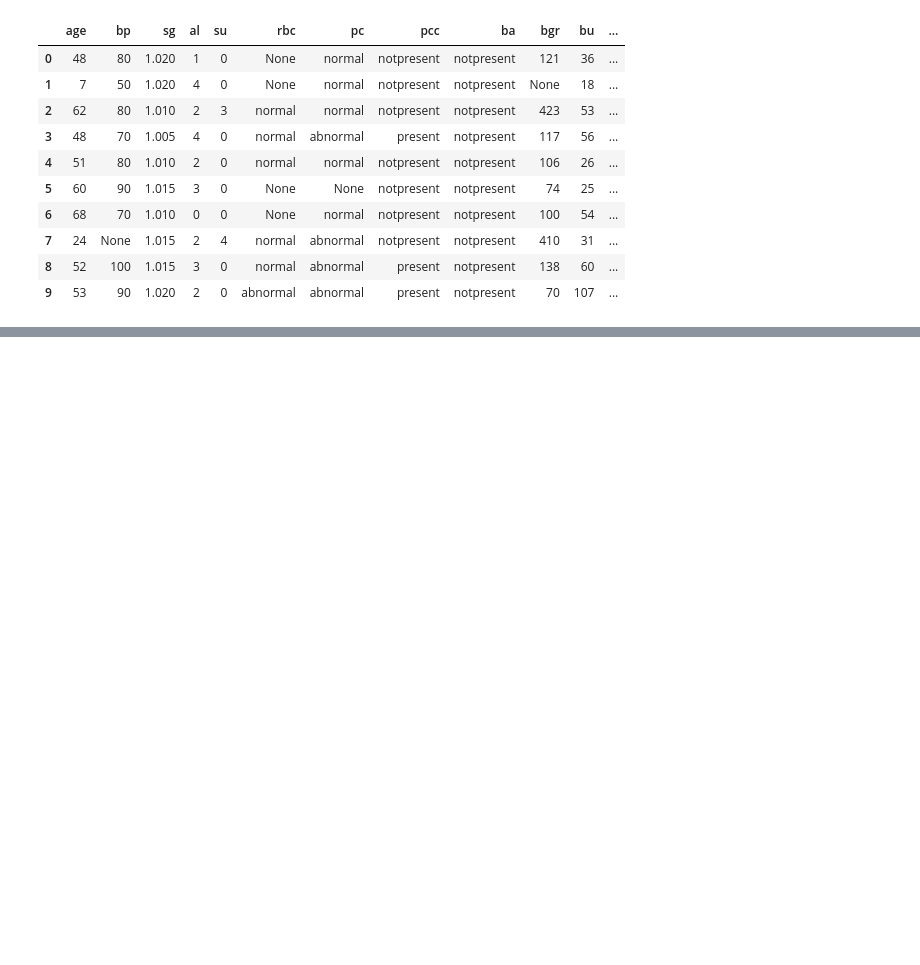
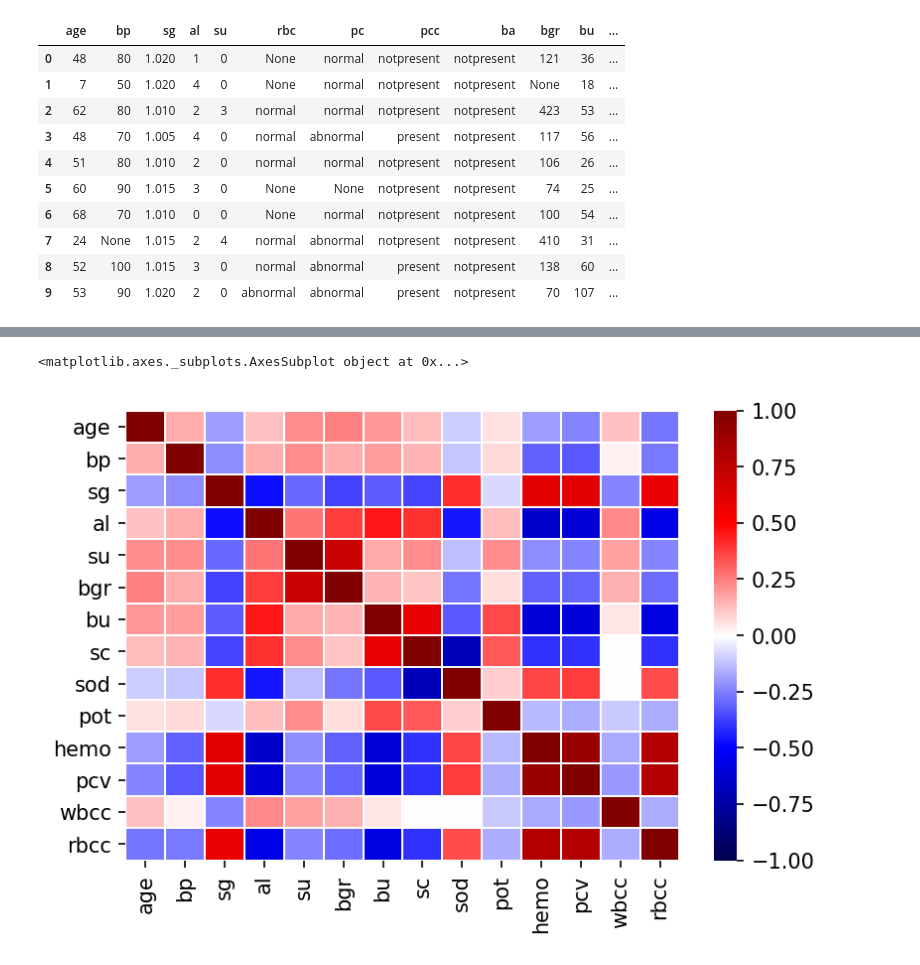
Before and after one commit to aj112358/CKD_ML_Classification, a Jupyter notebook: CKD_Project.ipynb, the cells around one changed output, grey strips where cells are left out. Drawn from its saved outputs; the diff is of its cells as text; code cells hidden in the pictures; blank space fills up the shorter version.

```diff
--- a/CKD_Project.ipynb
+++ b/CKD_Project.ipynb
@@ -219,0 +227,6 @@ dict(dataset['attributes'])
+# %%
+sns.heatmap(ckd.corr(), cmap="seismic", yticklabels=True, linecolor="white", linewidths=.5, vmin=-1.0, vmax=1.0)
+# , vmin=0.0, vmax=1.0
+# %% [output]
+<matplotlib.axes._subplots.AxesSubplot object at 0x...>
+[figure, added]
```
Also changed, not shown: parts of 43 cells of this notebook.
